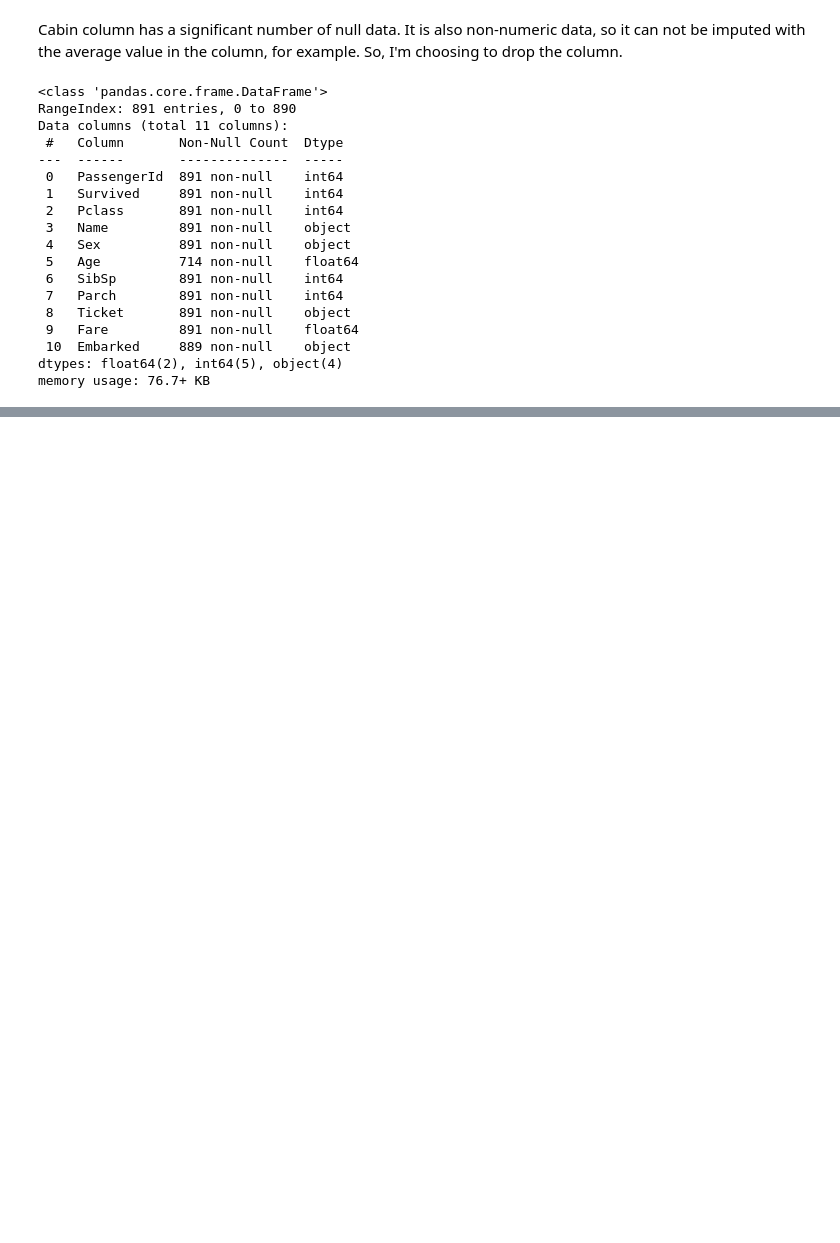
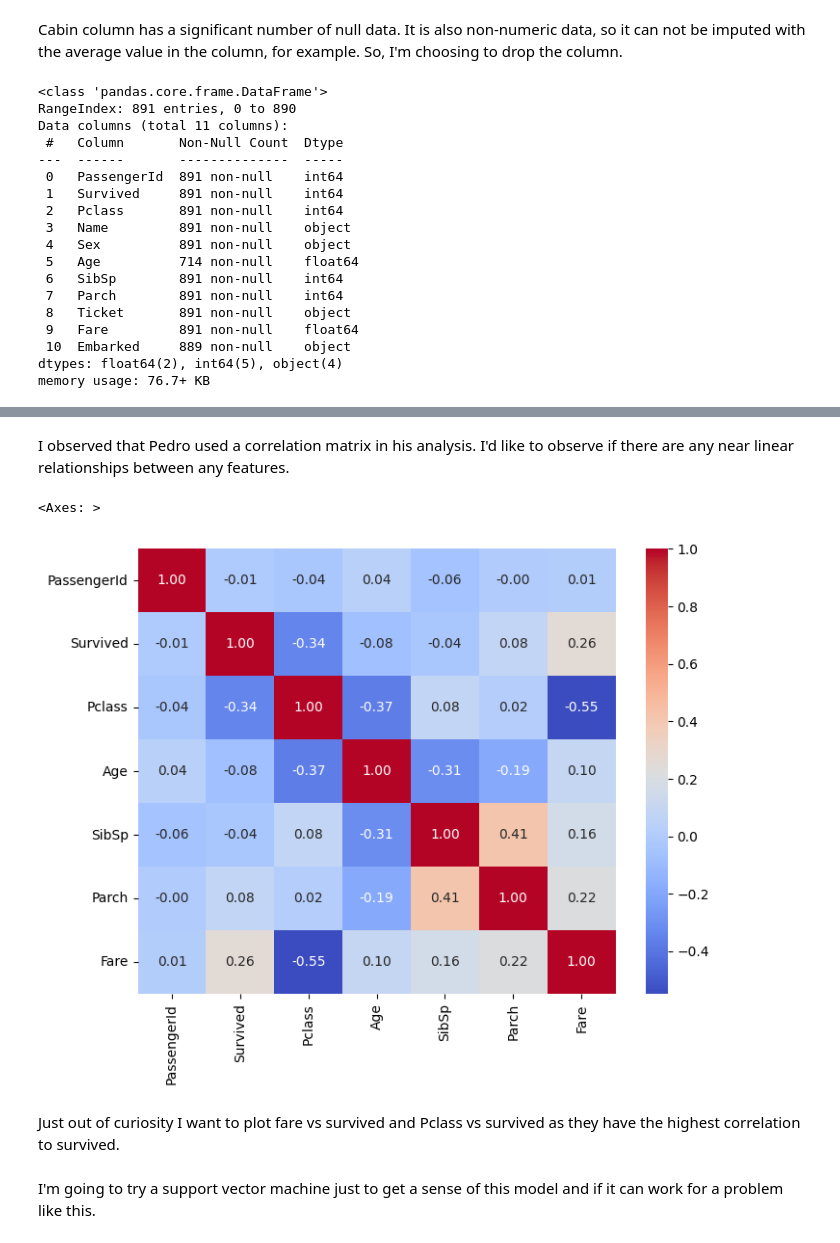
Before and after one commit to isaiapedro/Kaggle_Titanic_Problem, a Jupyter notebook: joesversion.ipynb, the cells around one changed output, grey strips where cells are left out. Cells and saved outputs as stored; diff of their text form; code cells hidden in the pictures; blank space fills up the shorter version.

Commit message:
Added correlation matrix to see the relationships between certain features. Picked a model to try and implement.

```diff
--- a/joesversion.ipynb
+++ b/joesversion.ipynb
@@ -79,0 +69,12 @@ reduced_train_df.head(25)
+# %% [markdown]
+I observed that Pedro used a correlation matrix in his analysis. I'd like to observe if there are any near linear relationships between any features.
+# %%
+correlation_matrix = reduced_train_df.corr(numeric_only=True)
+
+plt.figure(figsize=(8, 6))
+sns.heatmap(correlation_matrix, annot=True, cmap='coolwarm', fmt='.2f')
+# %% [output]
+<Axes: >
+[figure, added]
+# %% [markdown]
+Just out of curiosity I want to plot fare vs survived and Pclass vs survived as they have the highest correlation to survived.
@@ -79,0 +83,2 @@ reduced_train_df.head(25)
+# %% [markdown]
+I'm going to try a support vector machine just to get a sense of this model and if it can work for a problem like this.
```
Also changed, not shown: parts of 4 cells of this notebook.
